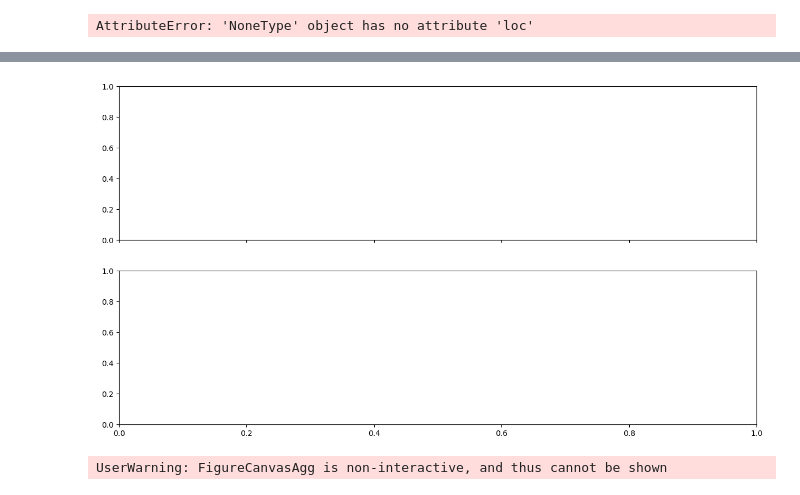
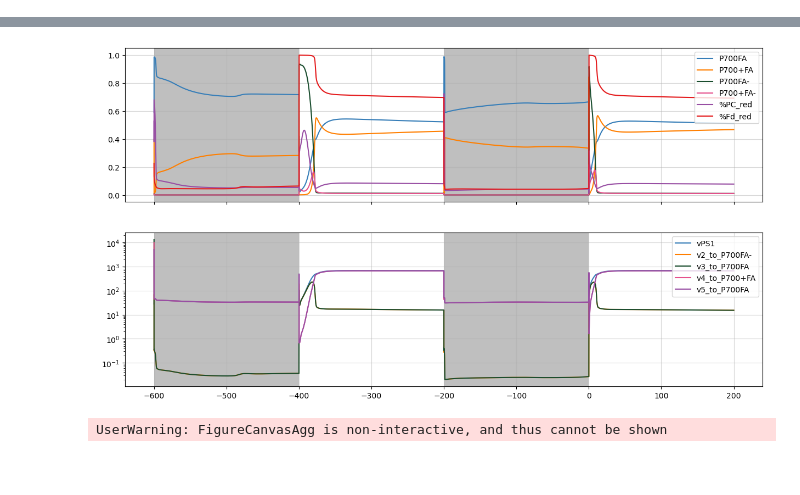
Before and after one commit to A-Potthoff/QTB_modeling, a Jupyter notebook: analyses/investigate_PS1_behaviour.ipynb, the cells around one changed output, grey strips where cells are left out. Saved outputs shown, nothing was run; the diff lists cells and outputs as text; code cells hidden in the pictures; blank space fills up the shorter version.

```diff
--- a/analyses/investigate_PS1_behaviour.ipynb
+++ b/analyses/investigate_PS1_behaviour.ipynb
@@ -126,0 +102,15 @@ AttributeError: 'NoneType' object has no attribute 'iloc'
+# %%
+# analysing dark to light transition
+
+pfd_dark = 60
+pfd_light = 1000
+t_to_0 = 5
+t_after_0 = 100
+t_display_end = 50
+
+simulate_change(s, y1, "pfd", pfd_dark, pfd_light, t_to_0, t_after_0)
+
+results_df = s.get_full_results_df()
+
+fig,ax = plot_change(results_df = results_df.loc[:, ["rel_P700FA", "rel_P700+FA", "rel_P700FA-", "rel_P700+FA-", "PC_redoxstate", "Fd_redoxstate"]],
+                    t_borders = [0,t_display_end])
@@ -126,0 +128,15 @@ AttributeError: 'NoneType' object has no attribute 'iloc'
+# %%
+# analysing light to dark transition
+
+pfd_dark = 60
+pfd_light = 1000
+t_to_0 = 5
+t_after_0 = 100
+t_display_end = 20
+
+simulate_change(s, y1, "pfd", pfd_light, pfd_dark, t_to_0, t_after_0)
+
+results_df = s.get_full_results_df()
+
+fig,ax = plot_change(results_df.loc[:, ["rel_P700FA", "rel_P700+FA", "rel_P700FA-", "rel_P700+FA-", "PC_redoxstate", "Fd_redoxstate"]],
+                    t_to_0, [0,t_display], t_dark = (t_to_0, t_to_0 + t_after_0))
@@ -127,9 +146,7 @@ AttributeError: 'NoneType' object has no attribute 'iloc'
 # %%
-s.initialise(y0)
-
 dark_intervals = []
 interval_length = 200
-steps_per_second = 500
+steps_per_second = 10
 pfd_light = 1000
 pfd_dark = 40
 
@@ -145,8 +162,6 @@ for i in range(0, 4):
         print("light")
     s.simulate(t_end = (i+1) * interval_length, steps = steps)
     print(f"simulated interval {i}")
-    #print(s.get_full_results_df().shape)
+    print(s.get_full_results_df().shape)
 
-results_df = s.get_full_results_df()
-fluxes_df = s.get_fluxes_df()
-print("fetched results")
+print(dark_intervals)
@@ -164,4 +167,0 @@ fetched results
-# %%
-results_df.loc[:,["P700FA", "P700+FA-", "P700FA-", "P700+FA"]].plot()
-# %% [output]
-AttributeError: 'NoneType' object has no attribute 'loc'
@@ -197,7 +203,7 @@ for period in dark_intervals_p:
         ax[i].axvspan(period[0], period[1], facecolor='grey', alpha=0.5)
 
 for i, _ in enumerate(ax):
-    ax[i].set_xlim(-0.01, 0.5)
+    #ax[i].set_xlim(-0.01, 0.5)
     ax[i].grid(alpha = 0.5)
 
 
@@ -211,4 +217,4 @@ AttributeError: 'NoneType' object has no attribute 'copy'
-[figure, old version]
+[figure, new version]
 # %%
 folder = "figures/playground/new_model/PS1_states/"
 #name = input("Enter the name of the file: ")
```
Also changed, not shown: parts of 13 cells of this notebook, 1 other file.
